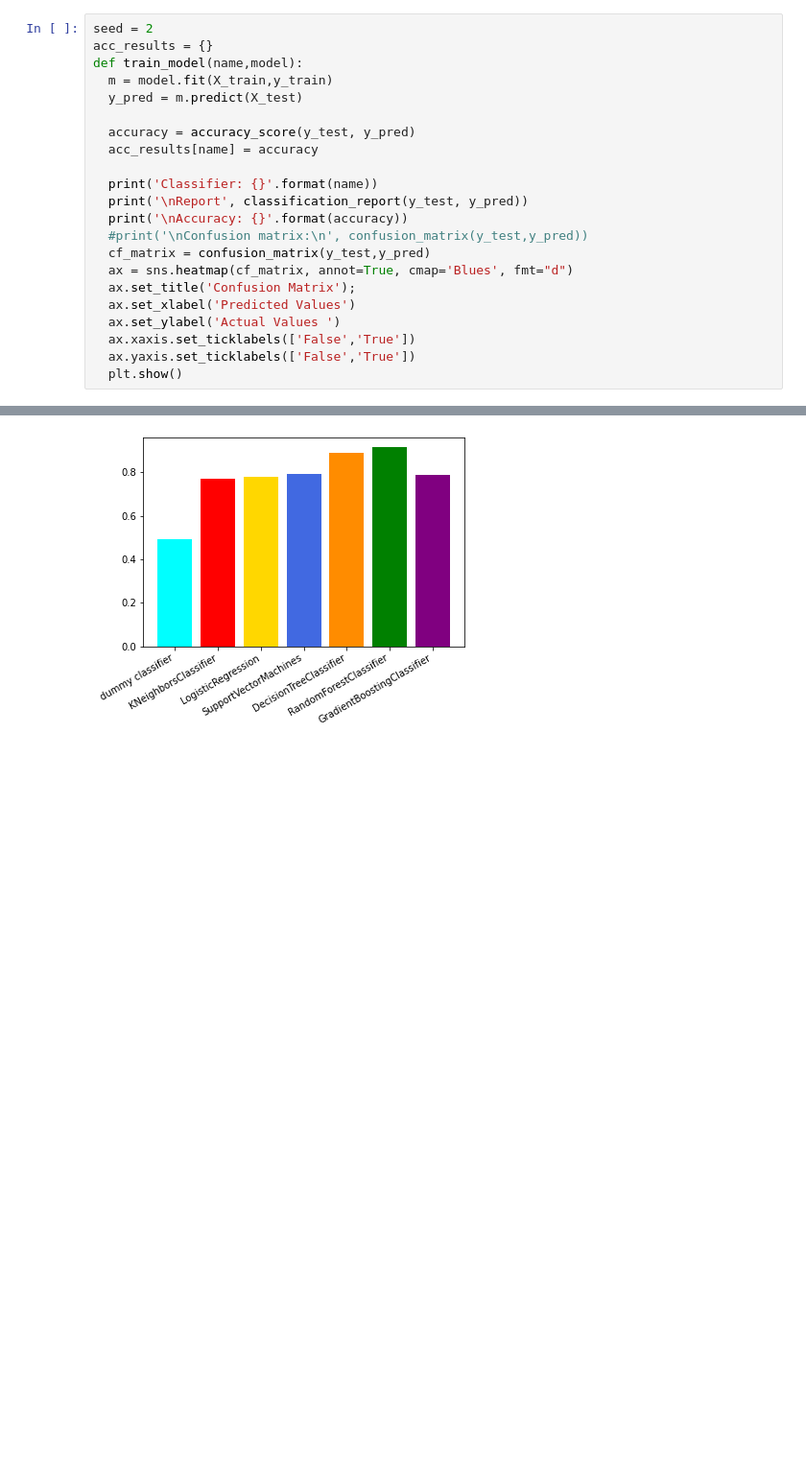
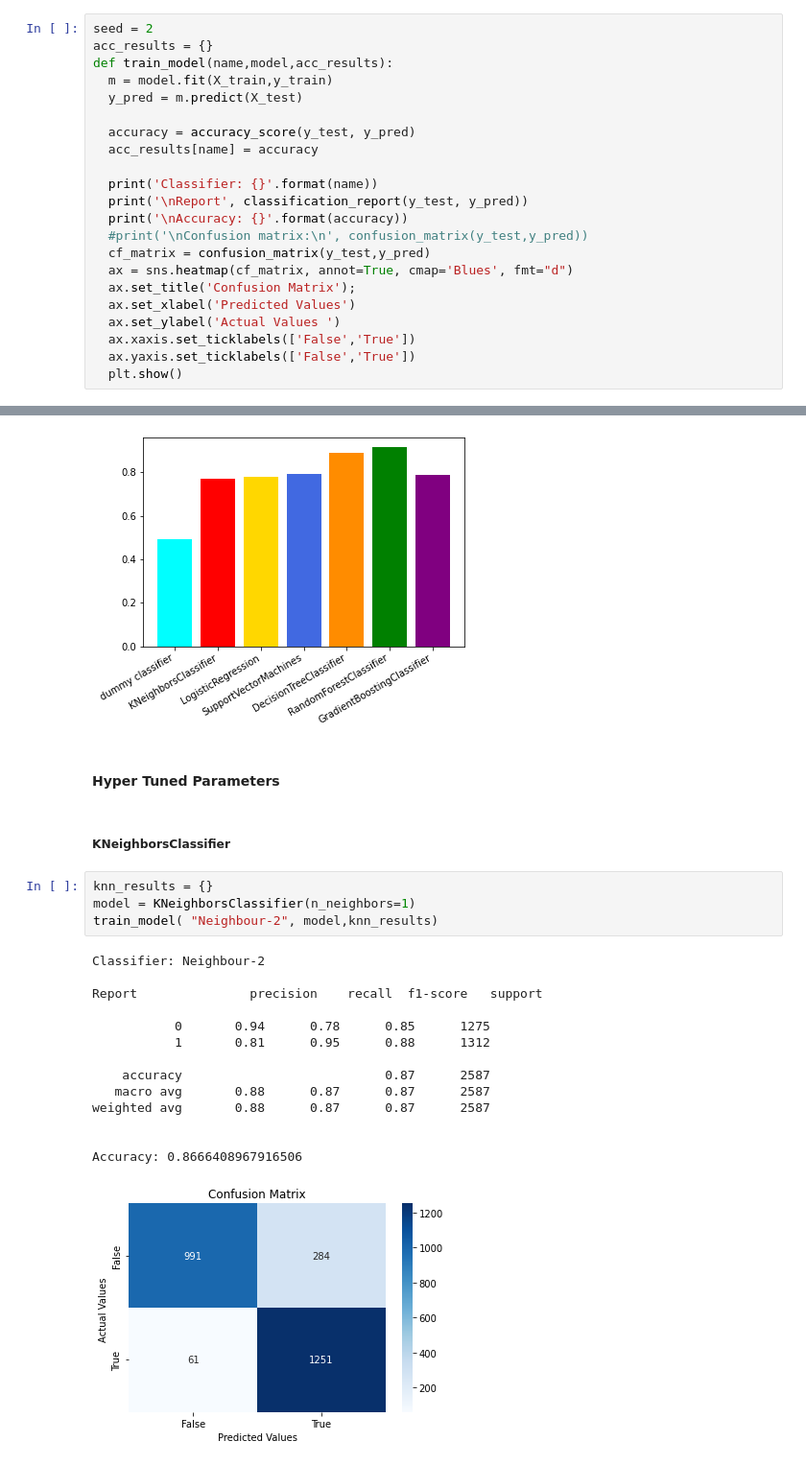
Before and after one commit to tejal04/Telco-Customer-Churn, a Jupyter notebook: Model_Customer_Churn_Prediction.ipynb, the cells around one changed output, grey strips where cells are left out. Shown at 96% size. Drawn from its saved outputs; the diff is of its cells as text; blank space fills up the shorter version.

Commit message:
Restructuring models

```diff
--- a/Model_Customer_Churn_Prediction.ipynb
+++ b/Model_Customer_Churn_Prediction.ipynb
@@ -35,7 +41,7 @@ Baseline, K-nearest neighbours, Logistic Regression, SVM, Random Forest, Gradien
 # %%
 seed = 2
 acc_results = {}
-def train_model(name,model):
+def train_model(name,model,acc_results):
   m = model.fit(X_train,y_train)
   y_pred = m.predict(X_test)
 
@@ -211,3 +233,26 @@ plt.setp(ax.get_xticklabels(), rotation=30, horizontalalignment='right')
 plt.show()
 # %% [output]
 [figure]
+# %% [markdown]
+#### Hyper Tuned Parameters
+# %% [markdown]
+##### KNeighborsClassifier
+# %%
+knn_results = {}
+model = KNeighborsClassifier(n_neighbors=1)
+train_model( "Neighbour-2", model,knn_results)
+# %% [output]
+Classifier: Neighbour-2
+
+Report               precision    recall  f1-score   support
+
+           0       0.94      0.78      0.85      1275
+           1       0.81      0.95      0.88      1312
+
+    accuracy                           0.87      2587
+   macro avg       0.88      0.87      0.87      2587
+weighted avg       0.88      0.87      0.87      2587
+
+
+Accuracy: 0.8666408967916506
+[figure, added]
```
Also changed, not shown: parts of 25 cells of this notebook.
